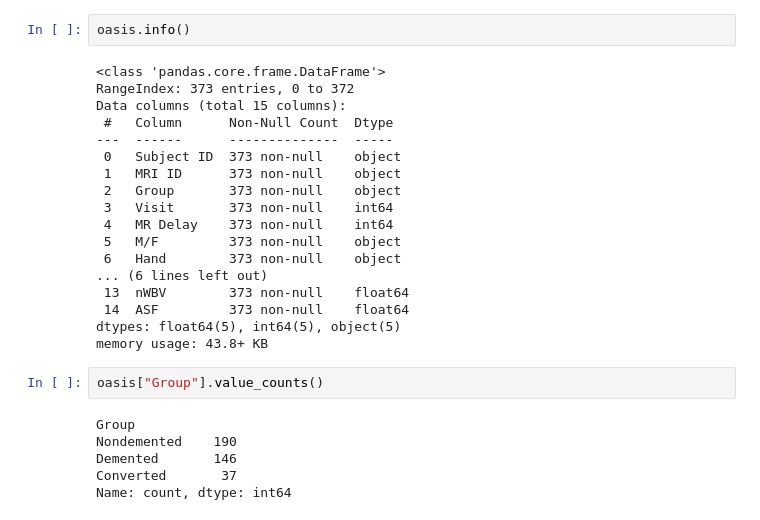
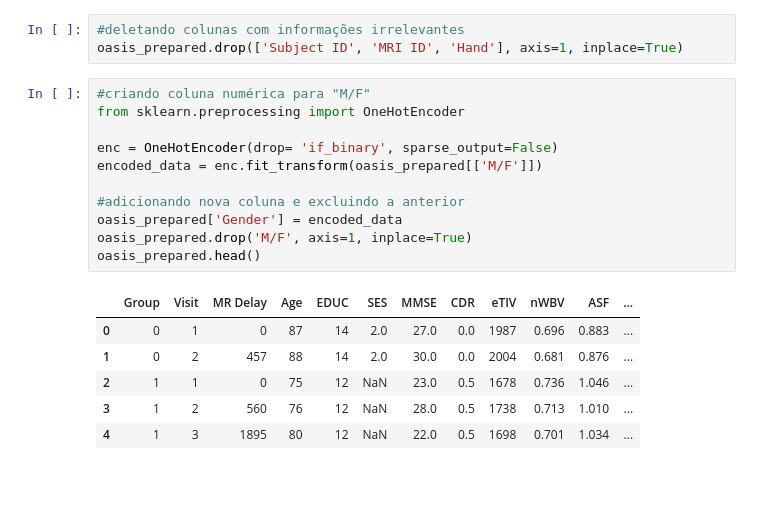
Before and after one commit to debahferreira/neuropredict-ml, a Jupyter notebook: notebooks/02_exploracao.ipynb, the cells around one changed output. Drawn from its saved outputs; the diff is of its cells as text; blank space fills up the shorter version.

```diff
--- a/notebooks/02_exploracao.ipynb
+++ b/notebooks/02_exploracao.ipynb
@@ -19,28 +62,21 @@ oasis.head()
 # %%
-oasis.info()
+#deletando colunas com informações irrelevantes
+oasis_prepared.drop(['Subject ID', 'MRI ID', 'Hand'], axis=1, inplace=True)
-# %% [output]
-<class 'pandas.core.frame.DataFrame'>
-RangeIndex: 373 entries, 0 to 372
-Data columns (total 15 columns):
- #   Column      Non-Null Count  Dtype
----  ------      --------------  -----
- 0   Subject ID  373 non-null    object
- 1   MRI ID      373 non-null    object
- 2   Group       373 non-null    object
- 3   Visit       373 non-null    int64
- 4   MR Delay    373 non-null    int64
- 5   M/F         373 non-null    object
- 6   Hand        373 non-null    object
-... (6 lines left out)
- 13  nWBV        373 non-null    float64
- 14  ASF         373 non-null    float64
-dtypes: float64(5), int64(5), object(5)
-memory usage: 43.8+ KB
-# %%
-oasis["Group"].value_counts()
-# %% [output]
-Group
-Nondemented    190
-Demented       146
-Converted       37
-Name: count, dtype: int64
+# %%
+#criando coluna numérica para "M/F"
+from sklearn.preprocessing import OneHotEncoder
+
+enc = OneHotEncoder(drop= 'if_binary', sparse_output=False)
+encoded_data = enc.fit_transform(oasis_prepared[['M/F']])
+
+#adicionando nova coluna e excluindo a anterior
+oasis_prepared['Gender'] = encoded_data
+oasis_prepared.drop('M/F', axis=1, inplace=True)
+oasis_prepared.head()
+# %% [output]
+|  | Group | Visit | MR Delay | Age | EDUC | SES | MMSE | CDR | eTIV | nWBV | ASF | ... |
+| 0 | 0 | 1 | 0 | 87 | 14 | 2.0 | 27.0 | 0.0 | 1987 | 0.696 | 0.883 | ... |
+| 1 | 0 | 2 | 457 | 88 | 14 | 2.0 | 30.0 | 0.0 | 2004 | 0.681 | 0.876 | ... |
+| 2 | 1 | 1 | 0 | 75 | 12 | NaN | 23.0 | 0.5 | 1678 | 0.736 | 1.046 | ... |
+| 3 | 1 | 2 | 560 | 76 | 12 | NaN | 28.0 | 0.5 | 1738 | 0.713 | 1.010 | ... |
+| 4 | 1 | 3 | 1895 | 80 | 12 | NaN | 22.0 | 0.5 | 1698 | 0.701 | 1.034 | ... |
```
Also changed, not shown: parts of 6 cells of this notebook, 1 other file.
